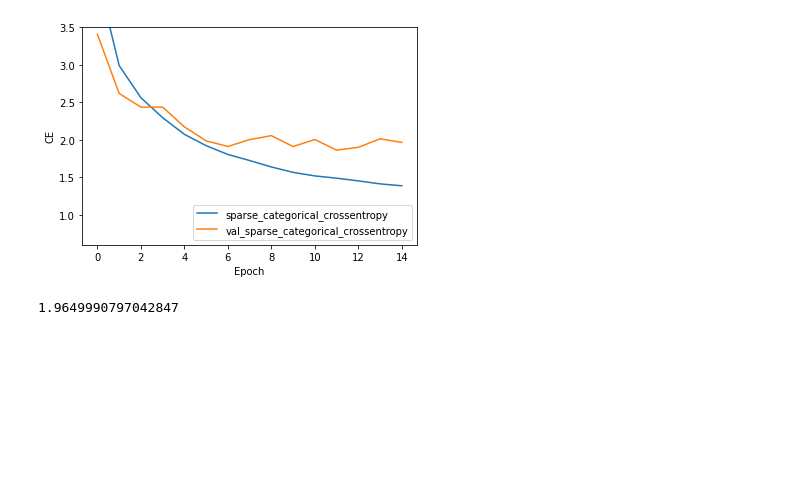
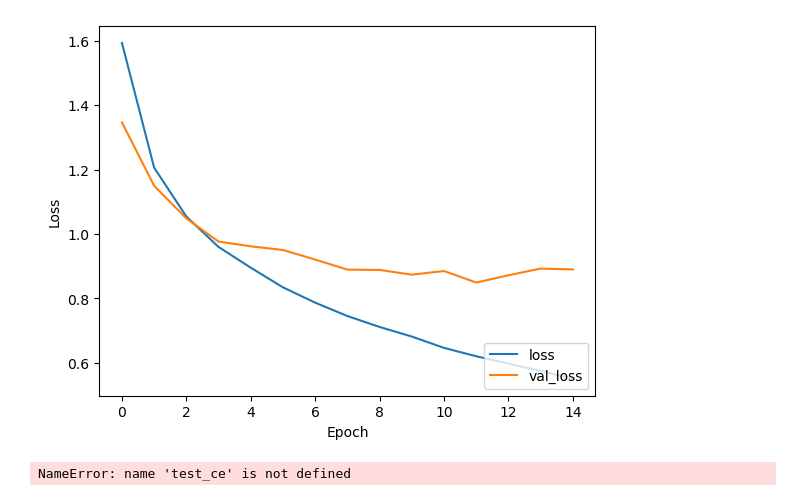
Before and after one commit to thanadol-git/DL_Gr5, a Jupyter notebook: CNN_CIFAR_Demo_3.ipynb, the cells around one changed output. Drawn from its saved outputs; the diff is of its cells as text; code cells hidden in the pictures; blank space fills up the shorter version.

```diff
--- a/CNN_CIFAR_Demo_3.ipynb
+++ b/CNN_CIFAR_Demo_3.ipynb
@@ -108,10 +129,9 @@ Epoch 15/15
 # %%
-plt.plot(history.history['sparse_categorical_crossentropy'], label='sparse_categorical_crossentropy')
-plt.plot(history.history['val_sparse_categorical_crossentropy'], label = 'val_sparse_categorical_crossentropy')
+plt.plot(history.history['loss'], label='loss')
+plt.plot(history.history['val_loss'], label='val_loss')
 plt.xlabel('Epoch')
-plt.ylabel('CE')
-plt.ylim([0.6, 3.5])
+plt.ylabel('Loss')
 plt.legend(loc='lower right')
 
-test_loss, test_ce = model.evaluate(test_images,  test_labels, verbose=2)
+test_loss = model.evaluate(test_images, test_labels, verbose=2)
 # %% [output]
@@ -119,5 +139,5 @@ test_loss, test_ce = model.evaluate(test_images,  test_labels, verbose=2)
-[figure, old version]
+[figure, new version]
 # %%
 print(test_ce)
 # %% [output]
-1.9649990797042847
+NameError: name 'test_ce' is not defined
```
Also changed, not shown: parts of 5 cells of this notebook, 1 other file.
